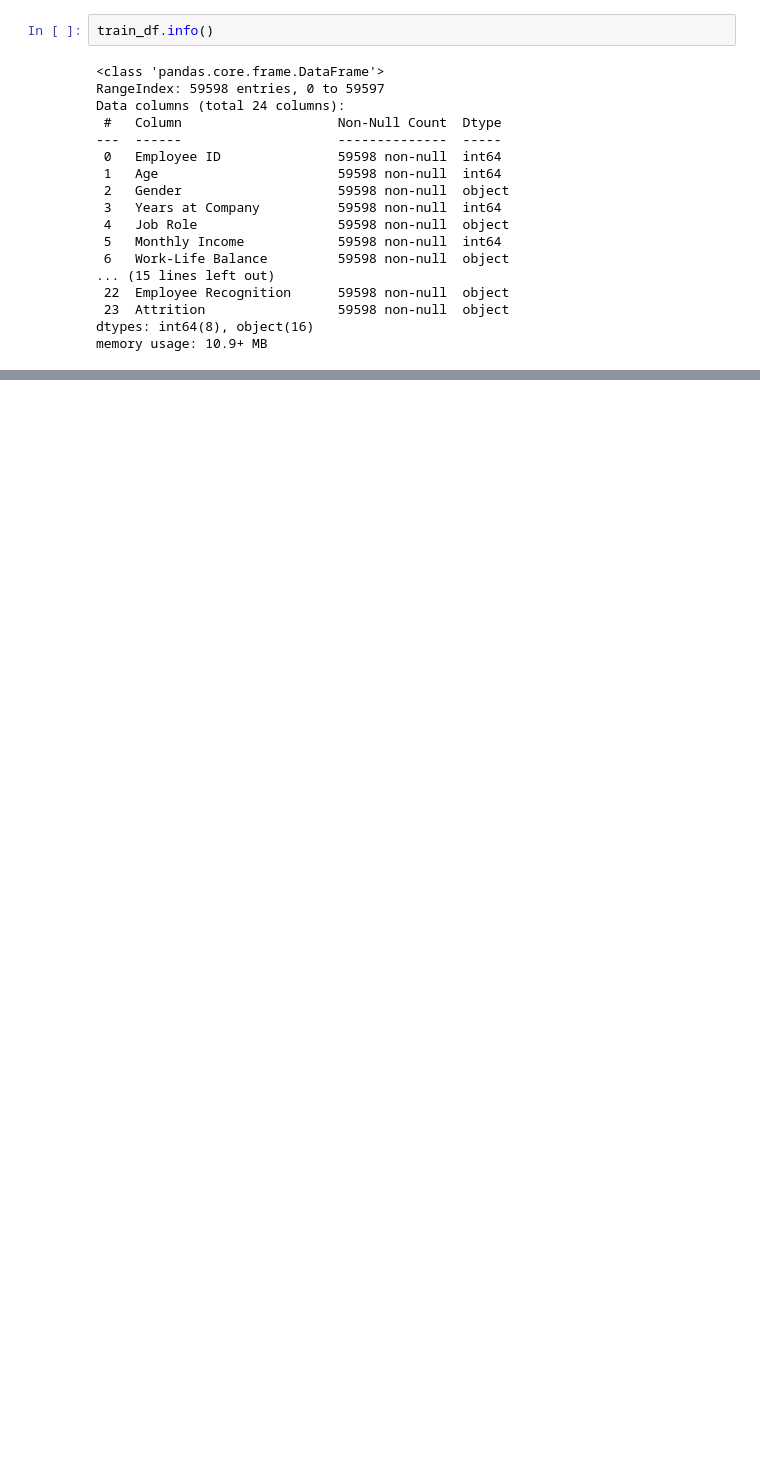
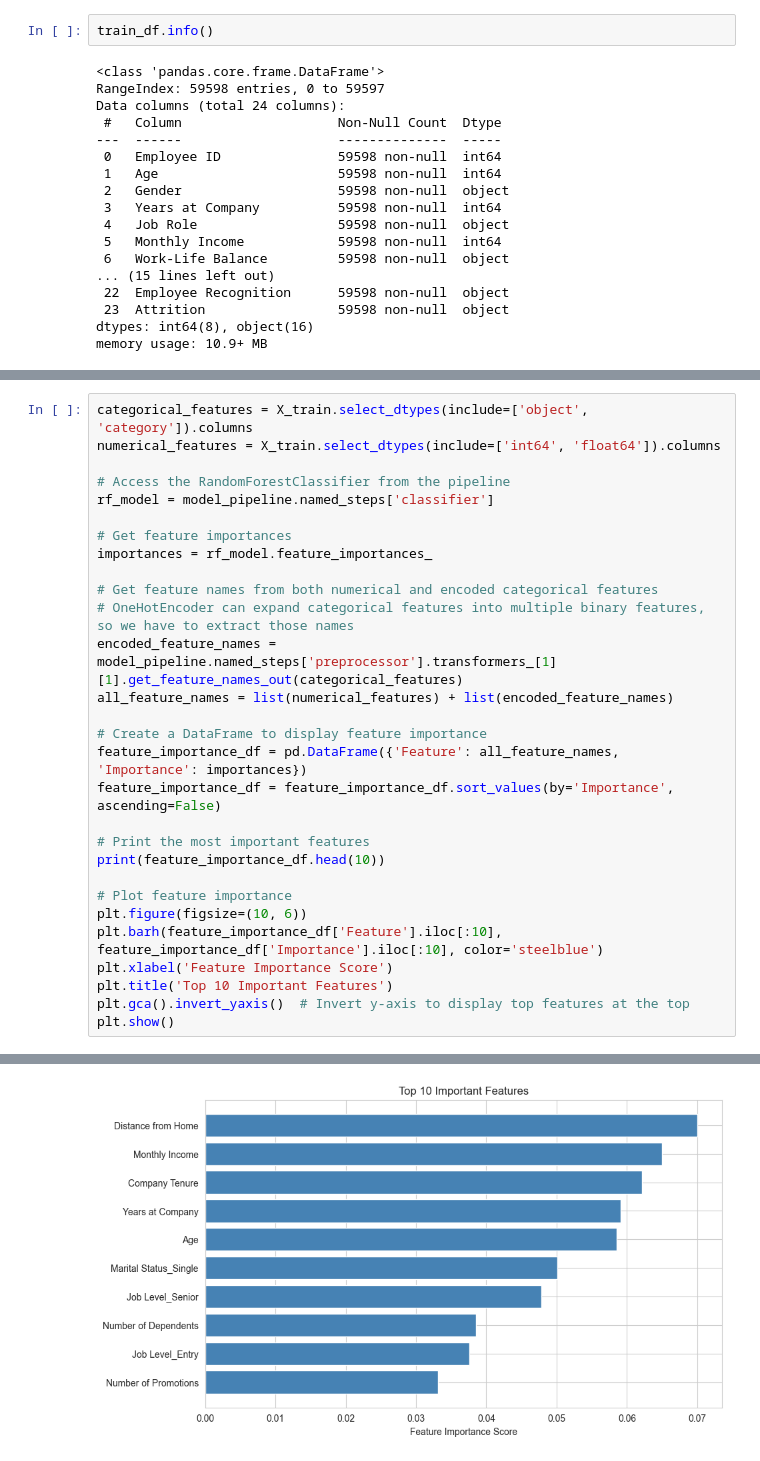
Before and after one commit to lukgra/MakeThemStay, a Jupyter notebook: model/workplace.ipynb, the cells around one changed output, grey strips where cells are left out. Cells and saved outputs as stored; diff of their text form; blank space fills up the shorter version.

```diff
--- a/model/workplace.ipynb
+++ b/model/workplace.ipynb
@@ -84,0 +273,30 @@ plot_hist_and_box(train_df)
+# %%
+categorical_features = X_train.select_dtypes(include=['object', 'category']).columns
+numerical_features = X_train.select_dtypes(include=['int64', 'float64']).columns
+
+# Access the RandomForestClassifier from the pipeline
+rf_model = model_pipeline.named_steps['classifier']
+
+# Get feature importances
+importances = rf_model.feature_importances_
+
+# Get feature names from both numerical and encoded categorical features
+# OneHotEncoder can expand categorical features into multiple binary features, so we have to extract those names
+encoded_feature_names = model_pipeline.named_steps['preprocessor'].transformers_[1][1].get_feature_names_out(categorical_features)
+all_feature_names = list(numerical_features) + list(encoded_feature_names)
+
+# Create a DataFrame to display feature importance
+feature_importance_df = pd.DataFrame({'Feature': all_feature_names, 'Importance': importances})
+feature_importance_df = feature_importance_df.sort_values(by='Importance', ascending=False)
+
+# Print the most important features
+print(feature_importance_df.head(10))
+
+# Plot feature importance
+plt.figure(figsize=(10, 6))
+plt.barh(feature_importance_df['Feature'].iloc[:10], feature_importance_df['Importance'].iloc[:10], color='steelblue')
+plt.xlabel('Feature Importance Score')
+plt.title('Top 10 Important Features')
+plt.gca().invert_yaxis()  # Invert y-axis to display top features at the top
+plt.show()
+# %% [output]
@@ -84,0 +314 @@ plot_hist_and_box(train_df)
+[figure, added]
```
Also changed, not shown: parts of 13 cells of this notebook, 1 other file.
